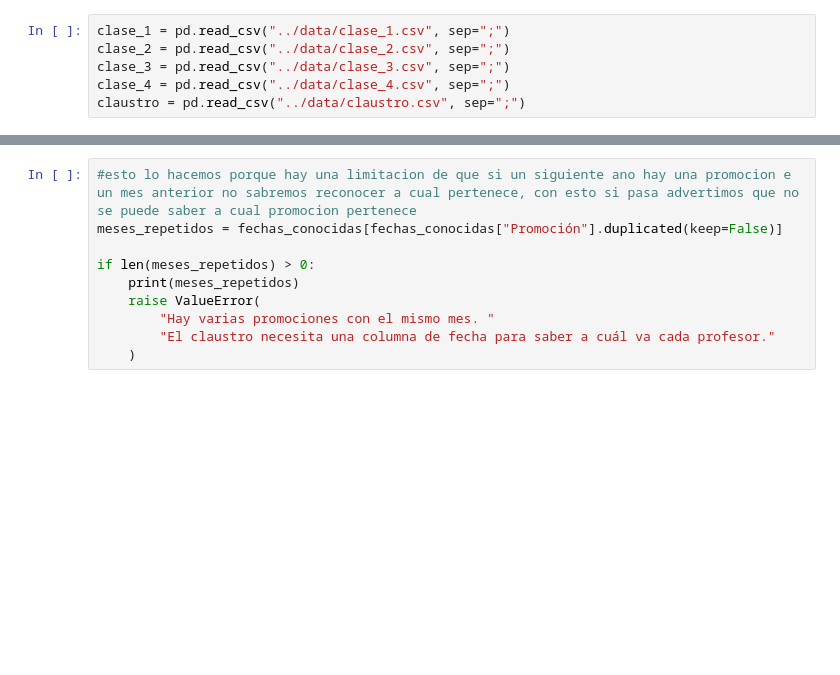
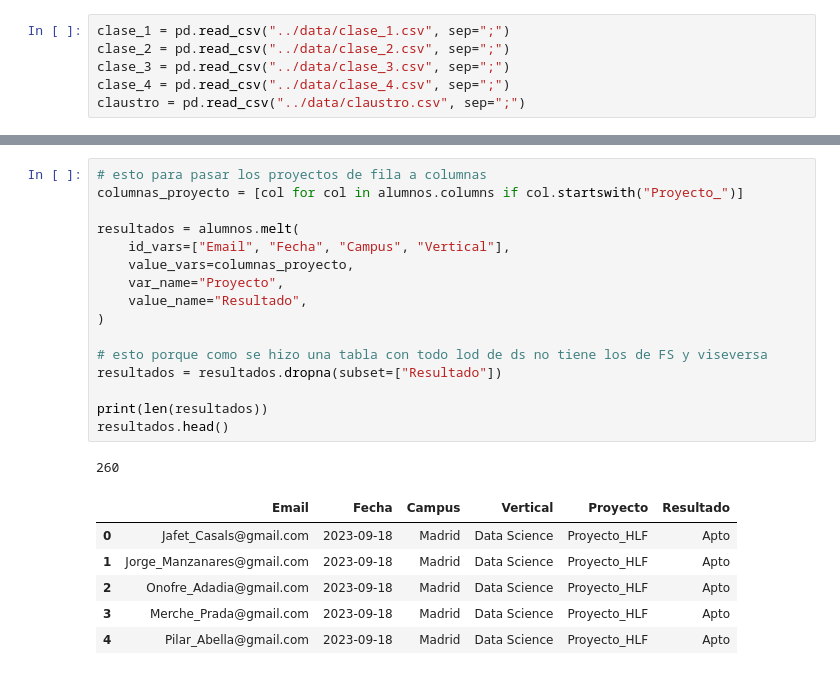
Before and after one commit to bgranda/Proyecto-SQL, a Jupyter notebook: src/chuleta.ipynb, the cells around one changed output, grey strips where cells are left out. Cells and saved outputs as stored; diff of their text form; blank space fills up the shorter version.

```diff
--- a/src/chuleta.ipynb
+++ b/src/chuleta.ipynb
@@ -114,10 +103,24 @@ claustro[["Nombre", "Promocion", "Campus", "Vertical", "Fecha"]]
-# %%
-#esto lo hacemos porque hay una limitacion de que si un siguiente ano hay una promocion e un mes anterior no sabremos reconocer a cual pertenece, con esto si pasa advertimos que no se puede saber a cual promocion pertenece
-meses_repetidos = fechas_conocidas[fechas_conocidas["Promoción"].duplicated(keep=False)]
-
-if len(meses_repetidos) > 0:
-    print(meses_repetidos)
-    raise ValueError(
-        "Hay varias promociones con el mismo mes. "
-        "El claustro necesita una columna de fecha para saber a cuál va cada profesor."
-    )
+# %%
+# esto para pasar los proyectos de fila a columnas
+columnas_proyecto = [col for col in alumnos.columns if col.startswith("Proyecto_")]
+
+resultados = alumnos.melt(
+    id_vars=["Email", "Fecha", "Campus", "Vertical"],
+    value_vars=columnas_proyecto,
+    var_name="Proyecto",
+    value_name="Resultado",
+)
+
+# esto porque como se hizo una tabla con todo lod de ds no tiene los de FS y viseversa
+resultados = resultados.dropna(subset=["Resultado"])
+
+print(len(resultados))
+resultados.head()
+# %% [output]
+260
+|  | Email | Fecha | Campus | Vertical | Proyecto | Resultado |
+| 0 | Jafet_Casals@gmail.com | 2023-09-18 | Madrid | Data Science | Proyecto_HLF | Apto |
+| 1 | Jorge_Manzanares@gmail.com | 2023-09-18 | Madrid | Data Science | Proyecto_HLF | Apto |
+| 2 | Onofre_Adadia@gmail.com | 2023-09-18 | Madrid | Data Science | Proyecto_HLF | Apto |
+| 3 | Merche_Prada@gmail.com | 2023-09-18 | Madrid | Data Science | Proyecto_HLF | Apto |
+| 4 | Pilar_Abella@gmail.com | 2023-09-18 | Madrid | Data Science | Proyecto_HLF | Apto |
```
Also changed, not shown: parts of 7 cells of this notebook, 3 other files.
